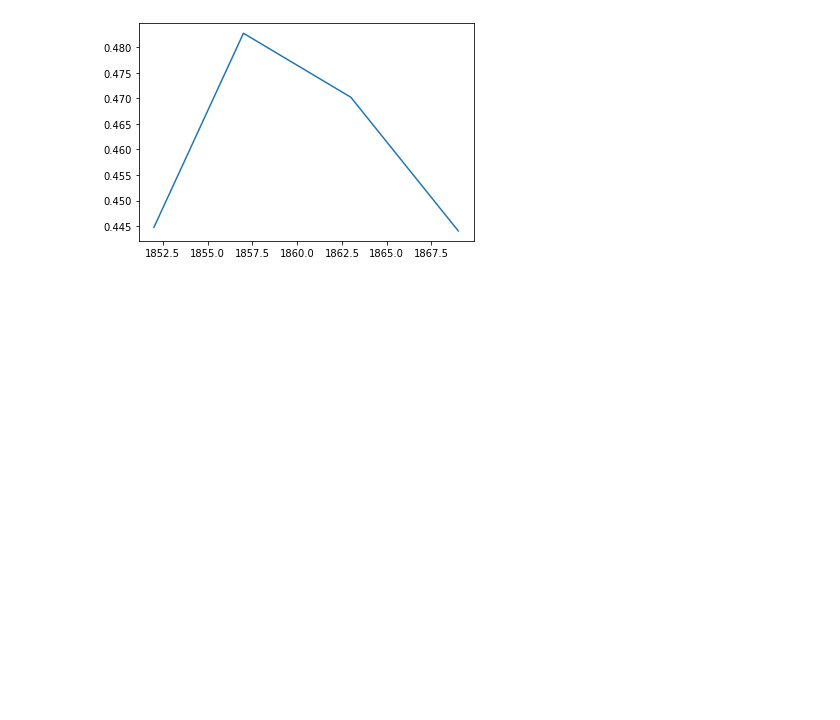
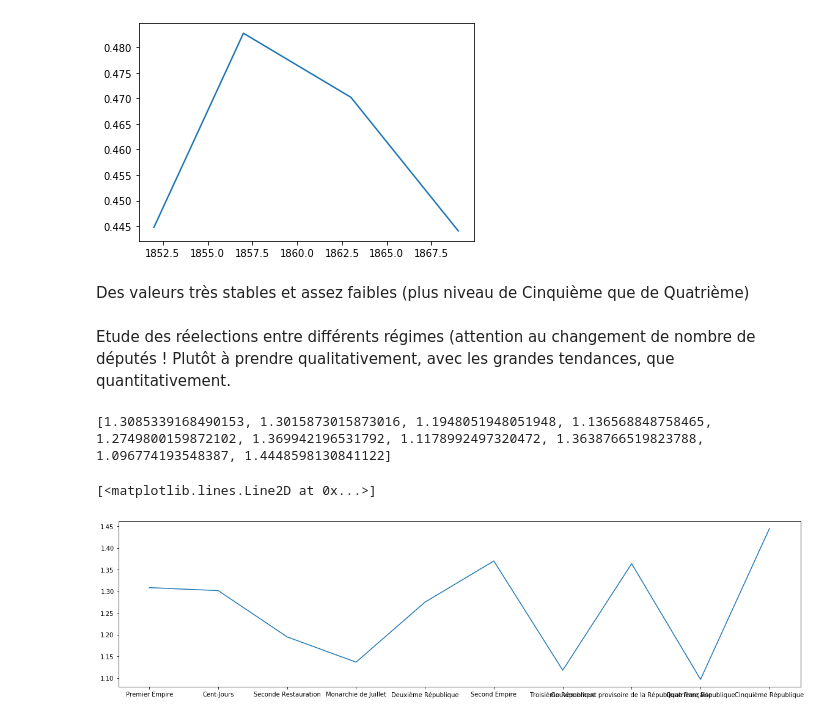
Before and after one commit to dusylvain/Projet-Python-deputes, a Jupyter notebook: statistiques_descriptives_depute.ipynb, the cells around one changed output. Drawn from its saved outputs; the diff is of its cells as text; code cells hidden in the pictures; blank space fills up the shorter version.

Commit message:
réelection dans période de transition entre régime

```diff
--- a/statistiques_descriptives_depute.ipynb
+++ b/statistiques_descriptives_depute.ipynb
@@ -594,0 +574,33 @@ Des valeurs très stables et assez faibles (plus niveau de Cinquième que de Qua
+# %% [markdown]
+Des valeurs très stables et assez faibles (plus niveau de Cinquième que de Quatrième)
+# %% [markdown]
+Etude des réelections entre différents régimes (attention au changement de nombre de députés ! Plutôt à prendre qualitativement, avec les grandes tendances, que quantitativement.
+# %%
+def Recuplegtrans (transition, premier=True) :
+    if premier :
+        base_transreg1=dept_naiss[dept_naiss['Régime']==reg_possible[transition]]#on récupère la base du régime voulu
+        date_trans1=max(base_transreg1['Date debut mandat'])#on prend la date la plus élevée
+    else:
+        base_transreg1=dept_naiss[dept_naiss['Régime']==reg_possible[transition+1]]#on récupère la base du régime voulu
+        date_trans1=min(base_transreg1['Date debut mandat'])#on prend la date la plus élevée
+    leg_trans1=base_transreg1[base_transreg1['Date debut mandat']==date_trans1]['Législature'].unique()#pour récupérer la législature voulue
+    base_trans1=base_transreg1[base_transreg1['Législature']==leg_trans1[0]]#et on prend les données des députés de cette dernière législature
+    return base_trans1
+# %%
+pctreelec=[]
+nbremand=[]
+nbredepu=[]
+for transition in range(len(reg_possible)-1) :
+    base=pd.concat((Recuplegtrans(transition),Recuplegtrans(transition, False)))
+    nbremand+=[base['Nom'].count()]
+    nbredepu+=[base['Nom'].unique().shape[0]]
+    pctreelec+=[float(nbremand[-1])/float(nbredepu[-1])]
+print(pctreelec)
+# %% [output]
+[1.3085339168490153, 1.3015873015873016, 1.1948051948051948, 1.136568848758465, 1.2749800159872102, 1.369942196531792, 1.1178992497320472, 1.3638766519823788, 1.096774193548387, 1.4448598130841122]
+# %%
+plt.figure(figsize=(20,5))
+plt.plot(reg_possible[1:],pctreelec)
+# %% [output]
+[<matplotlib.lines.Line2D at 0x...>]
+[figure, added]
```
Also changed, not shown: parts of 11 cells of this notebook.
